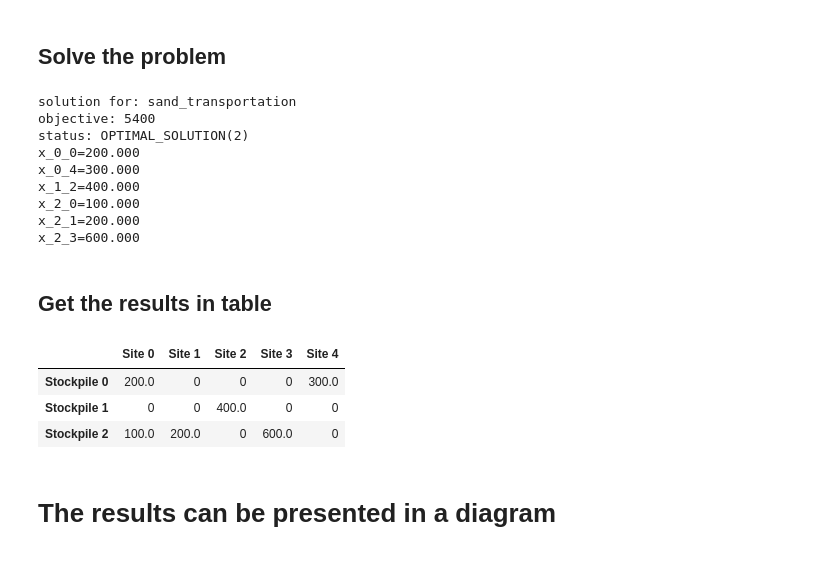
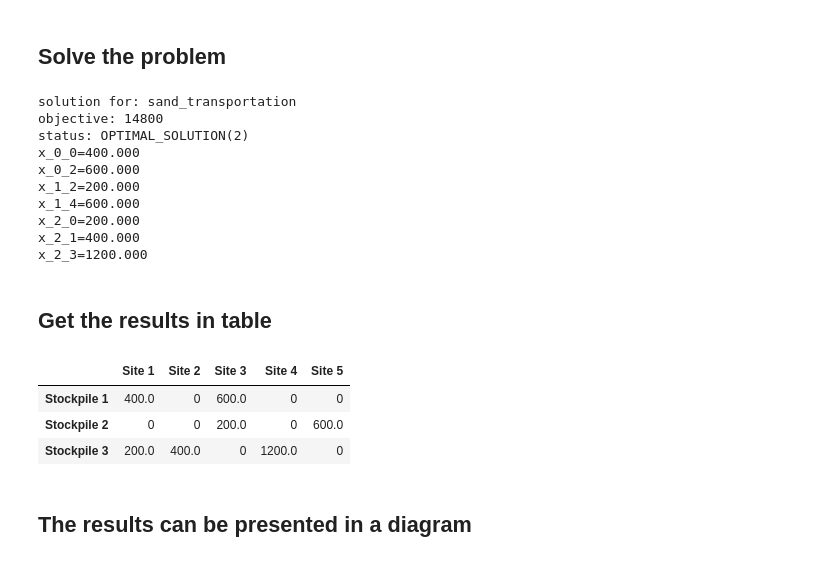
Before and after one commit to inigmat/exupery, a Jupyter notebook: SandDistribution.ipynb, the cells around one changed output. Drawn from its saved outputs; the diff is of its cells as text; code cells hidden in the pictures.

```diff
--- a/SandDistribution.ipynb
+++ b/SandDistribution.ipynb
@@ -42,13 +42,13 @@ except:
 from docplex.mp.model import Model
 
 # Data from the table
-stock_piles = [500, 400, 900]
+stock_piles = [1000, 800, 1800]
 sites = [1, 2, 3, 4, 5]
-requested_qty = [300, 200, 400, 600, 300]
+requested_qty = [600, 400, 800, 1200, 600]
 distances = [
-    [2, 4, 3, 8, 1],
-    [5, 6, 4, 7, 2],
-    [1, 3, 5, 4, 7]
+    [6, 7, 5, 9, 4],
+    [4, 5, 3, 7, 2],
+    [2, 3, 4, 5, 6]
 ]
 
 # Enumerate the data for using it in code
@@ -79,35 +79,36 @@ solution = model.solve()
 print(solution)
 # %% [output]
 solution for: sand_transportation
-objective: 5400
+objective: 14800
 status: OPTIMAL_SOLUTION(2)
-x_0_0=200.000
-x_0_4=300.000
-x_1_2=400.000
-x_2_0=100.000
-x_2_1=200.000
-x_2_3=600.000
+x_0_0=400.000
+x_0_2=600.000
+x_1_2=200.000
+x_1_4=600.000
+x_2_0=200.000
+x_2_1=400.000
+x_2_3=1200.000
 # %% [markdown]
 ## **Get the results in table**
 # %%
 import pandas as pd
 
 # Create a Dataframe for the results
-distribution_df = pd.DataFrame(columns=[f'Site {j}' for j in sites_nums],
-                         index=[f'Stockpile {i}' for i in stock_piles_nums])
+distribution_df = pd.DataFrame(columns=[f'Site {j+1}' for j in sites_nums],
+                         index=[f'Stockpile {i+1}' for i in stock_piles_nums])
 
 # Fill the DataFrame with values from the solution
 for i in stock_piles_nums:
     for j in sites_nums:
-        distribution_df.at[f'Stockpile {i}', f'Site {j}'] = x[i, j].solution_value
+        distribution_df.at[f'Stockpile {i+1}', f'Site {j+1}'] = x[i, j].solution_value
 
 # Display the DataFrame
 distribution_df
 # %% [output]
-|  | Site 0 | Site 1 | Site 2 | Site 3 | Site 4 |
-| Stockpile 0 | 200.0 | 0 | 0 | 0 | 300.0 |
-| Stockpile 1 | 0 | 0 | 400.0 | 0 | 0 |
-| Stockpile 2 | 100.0 | 200.0 | 0 | 600.0 | 0 |
+|  | Site 1 | Site 2 | Site 3 | Site 4 | Site 5 |
+| Stockpile 1 | 400.0 | 0 | 600.0 | 0 | 0 |
+| Stockpile 2 | 0 | 0 | 200.0 | 0 | 600.0 |
+| Stockpile 3 | 200.0 | 400.0 | 0 | 1200.0 | 0 |
 # %% [markdown]
-# The results can be presented in a diagram
+## **The results can be presented in a diagram**
 # %% [markdown]
```
Also changed, not shown: parts of 3 cells of this notebook.
